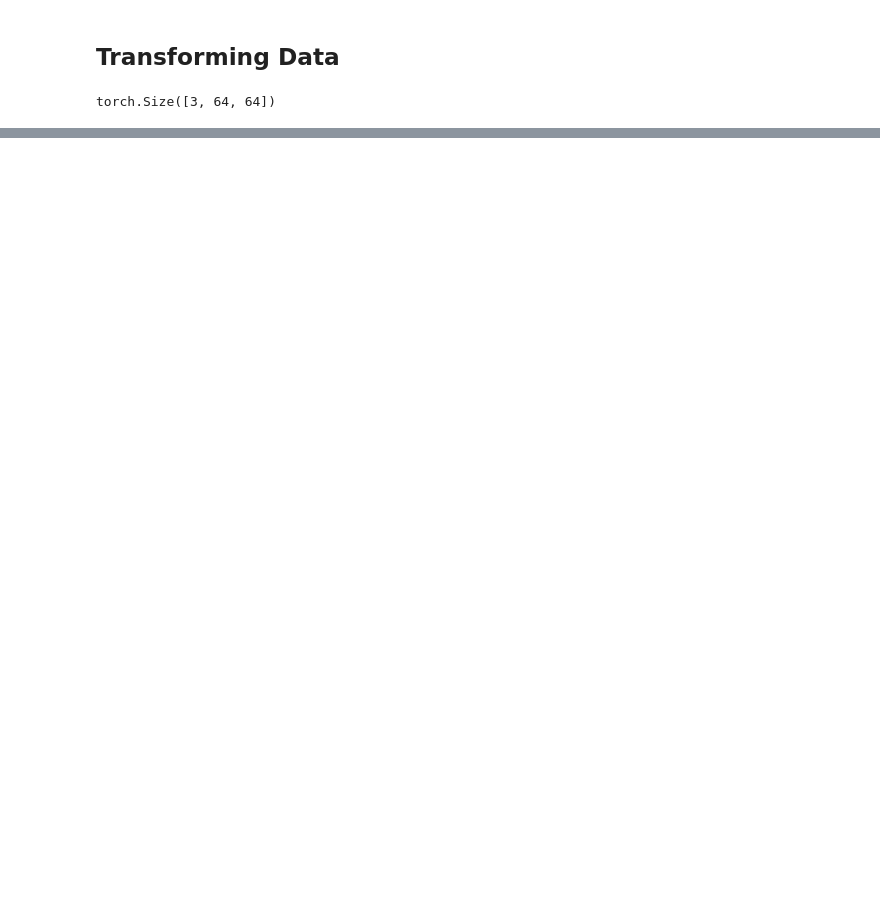
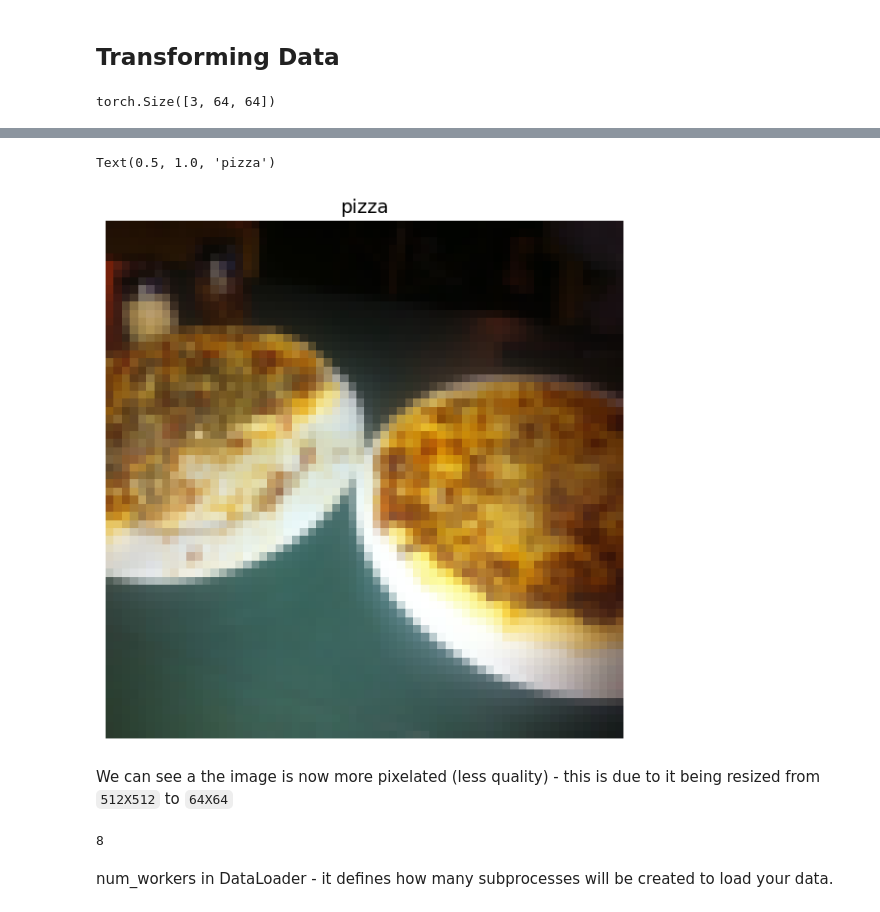
Before and after one commit to shushankai/pytroch-deep-learning, a Jupyter notebook: Lectures notebooks/custom_dataset.ipynb, the cells around one changed output, grey strips where cells are left out. Saved outputs shown, nothing was run; the diff lists cells and outputs as text; code cells hidden in the pictures; blank space fills up the shorter version.

Commit message:
Added custom class for dataset

```diff
--- a/Lectures notebooks/custom_dataset.ipynb
+++ b/Lectures notebooks/custom_dataset.ipynb
@@ -205,0 +206,22 @@ plot_transformed_images(image_path_list, data_transform)
+# %%
+# since our data is in standard image classification format, we ca use the class torchvision.datasets.ImageFolder
+
+train_dir = Path('../Data/piza_sushi/train')
+test_dir = Path('../Data/piza_sushi/test')
+
+train_data = datasets.ImageFolder(
+    root=train_dir,
+    transform = data_transform,
+    target_transform= None
+)
+
+test_data = datasets.ImageFolder(
+    root=test_dir,
+    transform = data_transform,
+    target_transform= None
+)
+
+print(f"Train directory : {train_dir}")
+print(f'Train data: {train_data}')
+print(f"Test dir: {test_dir}")
+print(f"Test data : {test_data}")
@@ -205,0 +249,8 @@ plot_transformed_images(image_path_list, data_transform)
+# %%
+# we have registered our dataset using pytorch
+
+class_names = train_data.classes
+class_to_idx = train_data.class_to_idx
+
+print(f"Classes: {class_names}, Classes with idx: {class_to_idx}")
+print(f"{len(train_data), len(test_data)}")
@@ -205,0 +260,7 @@ plot_transformed_images(image_path_list, data_transform)
+# %%
+img , label = train_data[0][0] , train_data[0][1]
+print(f"Image tensor:\n {img}")
+print(f"Image shape: {img.shape}")
+print(f"Image datatype: {img.dtype}")
+print(f"Image label: {label}")
+print(f"Label datatype: {type(label)}")
@@ -205,0 +285,20 @@ plot_transformed_images(image_path_list, data_transform)
+# %%
+img_premute = img.permute(1,2,0)
+
+plt.figure(figsize=(10, 7))
+plt.imshow(img_premute)
+plt.axis('off')
+plt.title(class_names[label], fontsize=14)
+# %% [output]
+Text(0.5, 1.0, 'pizza')
+[figure, added]
+# %% [markdown]
+We can see a the image is now more pixelated (less quality) - this is due to it being resized from `512X512` to `64X64`
+# %%
+import os
+
+os.cpu_count()
+# %% [output]
+8
+# %% [markdown]
+num_workers in DataLoader - it defines how many subprocesses will be created to load your data.
```
Also changed, not shown: parts of 34 cells of this notebook.
